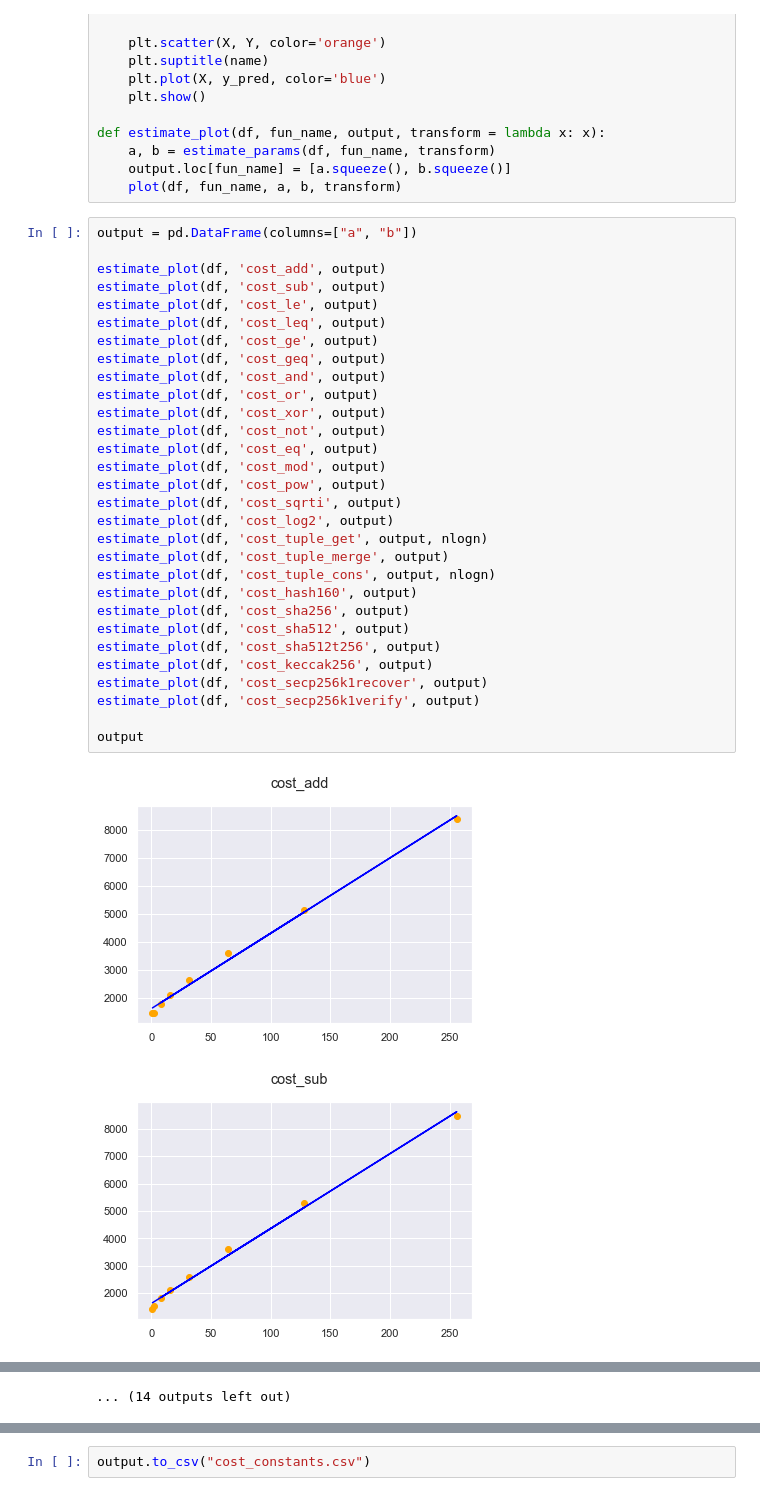
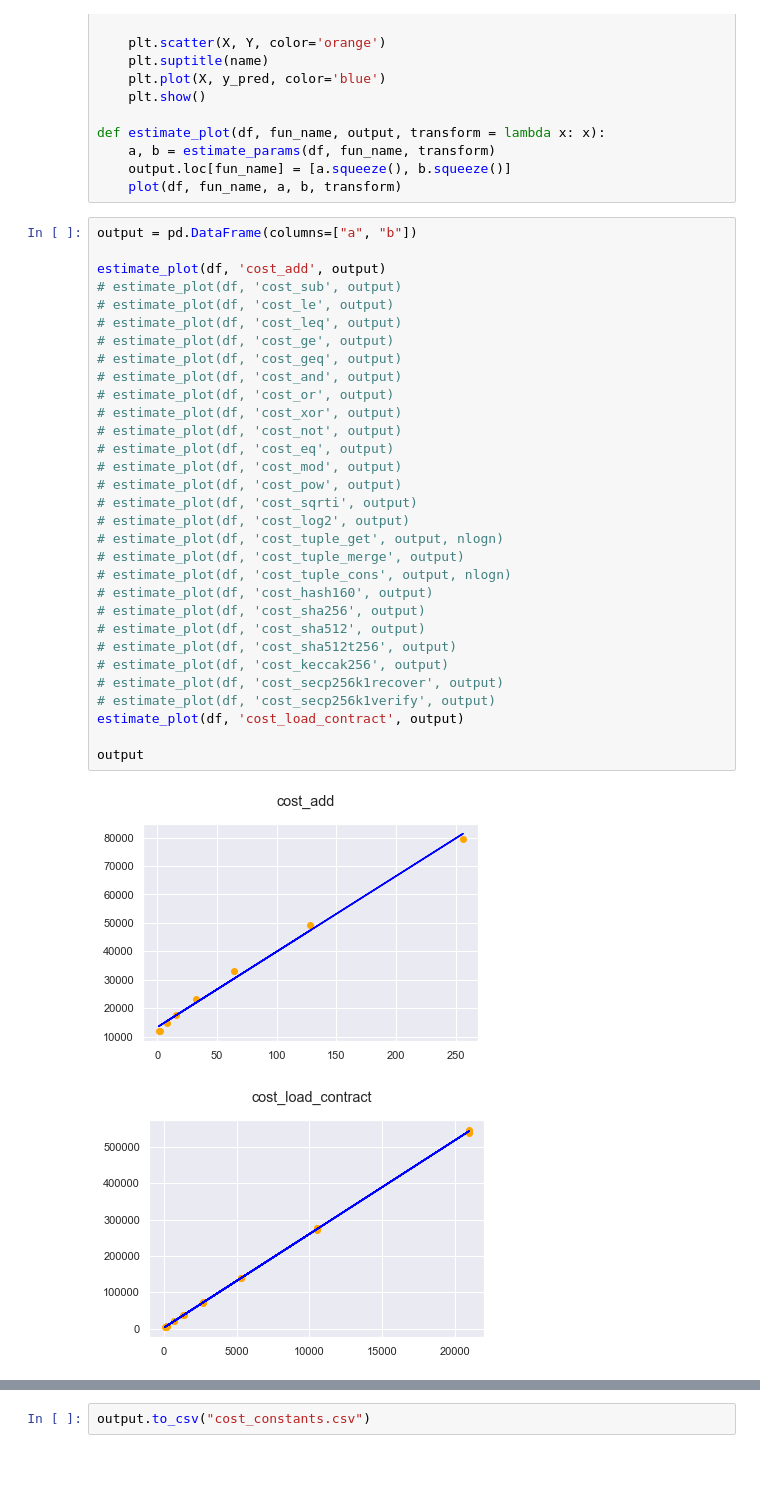
Before and after one commit to stacks-network/clarity-benchmarking, a Jupyter notebook: cost_estimator.ipynb, the cells around one changed output, grey strips where cells are left out. Drawn from its saved outputs; the diff is of its cells as text; blank space fills up the shorter version.

```diff
--- a/cost_estimator.ipynb
+++ b/cost_estimator.ipynb
@@ -94,33 +97,34 @@ def estimate_plot(df, fun_name, output, transform = lambda x: x):
 # %%
 output = pd.DataFrame(columns=["a", "b"])
 
 estimate_plot(df, 'cost_add', output)
-estimate_plot(df, 'cost_sub', output)
-estimate_plot(df, 'cost_le', output)
-estimate_plot(df, 'cost_leq', output)
-estimate_plot(df, 'cost_ge', output)
-estimate_plot(df, 'cost_geq', output)
-estimate_plot(df, 'cost_and', output)
-estimate_plot(df, 'cost_or', output)
-estimate_plot(df, 'cost_xor', output)
-estimate_plot(df, 'cost_not', output)
-estimate_plot(df, 'cost_eq', output)
-estimate_plot(df, 'cost_mod', output)
-estimate_plot(df, 'cost_pow', output)
-estimate_plot(df, 'cost_sqrti', output)
-estimate_plot(df, 'cost_log2', output)
-estimate_plot(df, 'cost_tuple_get', output, nlogn)
-estimate_plot(df, 'cost_tuple_merge', output)
-estimate_plot(df, 'cost_tuple_cons', output, nlogn)
-estimate_plot(df, 'cost_hash160', output)
-estimate_plot(df, 'cost_sha256', output)
-estimate_plot(df, 'cost_sha512', output)
-estimate_plot(df, 'cost_sha512t256', output)
-estimate_plot(df, 'cost_keccak256', output)
-estimate_plot(df, 'cost_secp256k1recover', output)
-estimate_plot(df, 'cost_secp256k1verify', output)
+# estimate_plot(df, 'cost_sub', output)
+# estimate_plot(df, 'cost_le', output)
+# estimate_plot(df, 'cost_leq', output)
+# estimate_plot(df, 'cost_ge', output)
+# estimate_plot(df, 'cost_geq', output)
+# estimate_plot(df, 'cost_and', output)
+# estimate_plot(df, 'cost_or', output)
+# estimate_plot(df, 'cost_xor', output)
+# estimate_plot(df, 'cost_not', output)
+# estimate_plot(df, 'cost_eq', output)
+# estimate_plot(df, 'cost_mod', output)
+# estimate_plot(df, 'cost_pow', output)
+# estimate_plot(df, 'cost_sqrti', output)
+# estimate_plot(df, 'cost_log2', output)
+# estimate_plot(df, 'cost_tuple_get', output, nlogn)
+# estimate_plot(df, 'cost_tuple_merge', output)
+# estimate_plot(df, 'cost_tuple_cons', output, nlogn)
+# estimate_plot(df, 'cost_hash160', output)
+# estimate_plot(df, 'cost_sha256', output)
+# estimate_plot(df, 'cost_sha512', output)
+# estimate_plot(df, 'cost_sha512t256', output)
+# estimate_plot(df, 'cost_keccak256', output)
+# estimate_plot(df, 'cost_secp256k1recover', output)
+# estimate_plot(df, 'cost_secp256k1verify', output)
+estimate_plot(df, 'cost_load_contract', output)
 
 output
 # %% [output]
-[figure, old version]
+[figure, new version]
-[figure, old version]
+[figure, new version]
@@ -137 +130,0 @@ output
-... (14 outputs left out)
```
Also changed, not shown: parts of 3 cells of this notebook, 3 other files.
